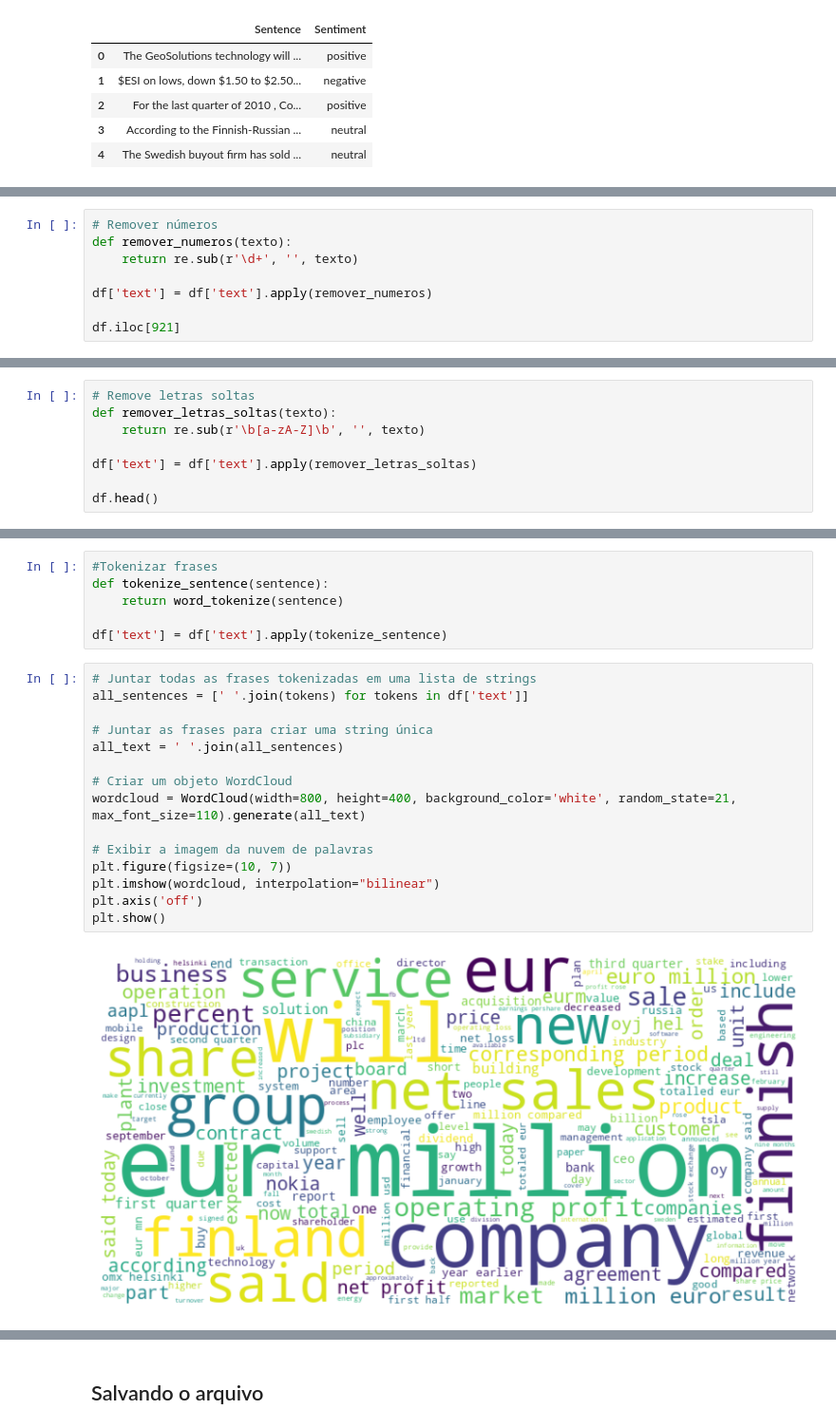
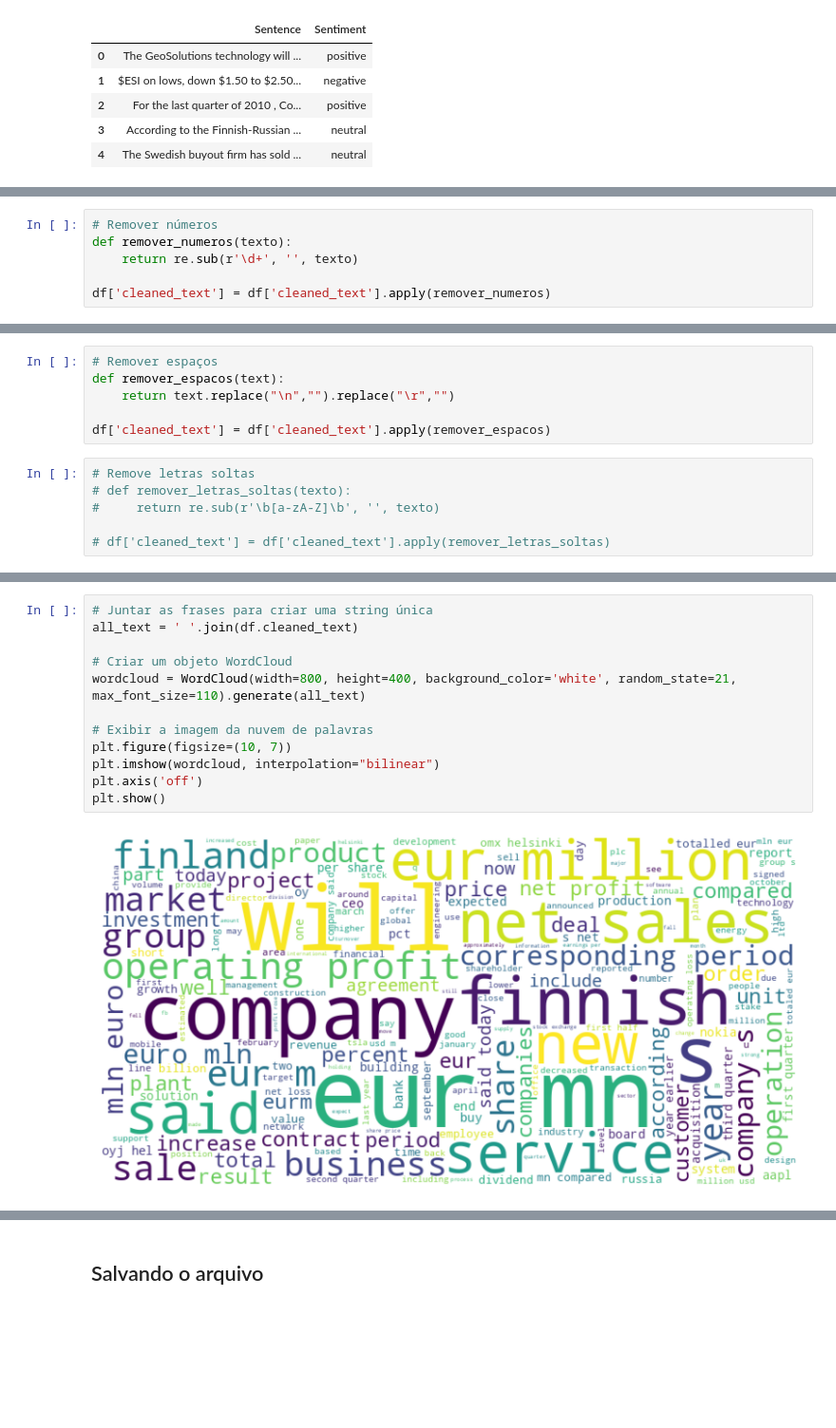
Before and after one commit to elvinmatheus/mandacaru.dev-ibiapaba-cdd, a Jupyter notebook: notebooks/3.0-emss+cegu-pre-procesamento.ipynb, the cells around one changed output, grey strips where cells are left out. Shown at 95% size. Saved outputs shown, nothing was run; the diff lists cells and outputs as text; blank space fills up the shorter version.

```diff
--- a/notebooks/3.0-emss+cegu-pre-procesamento.ipynb
+++ b/notebooks/3.0-emss+cegu-pre-procesamento.ipynb
@@ -110,6 +81,4 @@ df.head()
 def remover_numeros(texto):
     return re.sub(r'\d+', '', texto)
 
-df['text'] = df['text'].apply(remover_numeros)
-
-df.iloc[921]
+df['cleaned_text'] = df['cleaned_text'].apply(remover_numeros)
@@ -121,8 +85,12 @@ Name: 921, dtype: object
+# %%
+# Remover espaços
+def remover_espacos(text):
+    return text.replace("\n","").replace("\r","")
+
+df['cleaned_text'] = df['cleaned_text'].apply(remover_espacos)
 # %%
 # Remove letras soltas
-def remover_letras_soltas(texto):
-    return re.sub(r'\b[a-zA-Z]\b', '', texto)
+# def remover_letras_soltas(texto):
+#     return re.sub(r'\b[a-zA-Z]\b', '', texto)
 
-df['text'] = df['text'].apply(remover_letras_soltas)
-
-df.head()
+# df['cleaned_text'] = df['cleaned_text'].apply(remover_letras_soltas)
@@ -136,23 +97,14 @@ df.head()
-# %%
-#Tokenizar frases
-def tokenize_sentence(sentence):
-    return word_tokenize(sentence)
-
-df['text'] = df['text'].apply(tokenize_sentence)
 # %%
-# Juntar todas as frases tokenizadas em uma lista de strings
-all_sentences = [' '.join(tokens) for tokens in df['text']]
-
 # Juntar as frases para criar uma string única
-all_text = ' '.join(all_sentences)
+all_text = ' '.join(df.cleaned_text)
 
 # Criar um objeto WordCloud
 wordcloud = WordCloud(width=800, height=400, background_color='white', random_state=21, max_font_size=110).generate(all_text)
 
 # Exibir a imagem da nuvem de palavras
 plt.figure(figsize=(10, 7))
 plt.imshow(wordcloud, interpolation="bilinear")
 plt.axis('off')
 plt.show()
 # %% [output]
-[figure, old version]
+[figure, new version]
```
Also changed, not shown: parts of 12 cells of this notebook, 5 other files.
